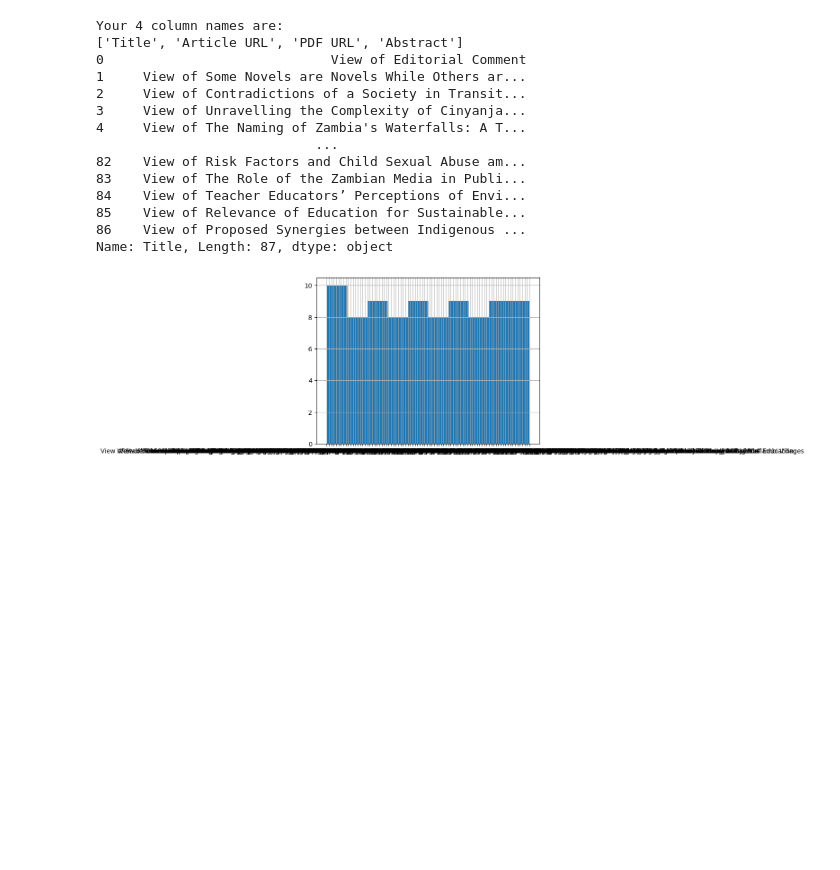
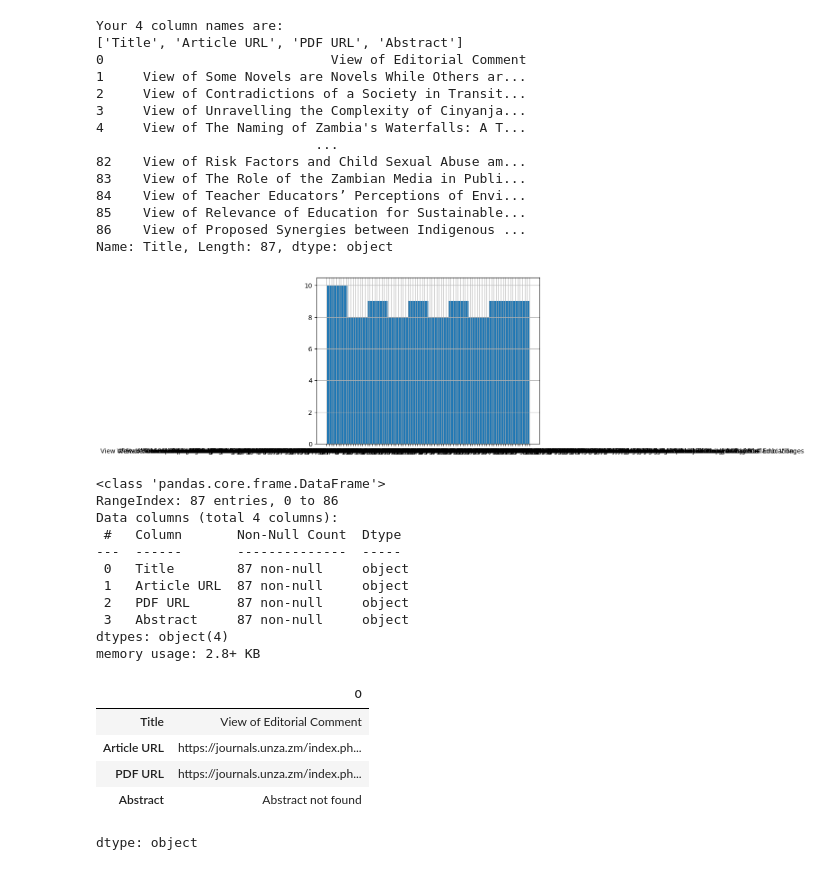
Before and after one commit to sydneymulando/code-unza15-CSC-4792-project-team-15-repository-for-project-team-15, a Jupyter notebook: code_unza25_csc4792_project_team_15_notebook.ipynb, the cells around one changed output. Drawn from its saved outputs; the diff is of its cells as text; code cells hidden in the pictures; blank space fills up the shorter version.

Commit message:
[DU] Updated parts of the section in the Data Understanding.

```diff
--- a/code_unza25_csc4792_project_team_15_notebook.ipynb
+++ b/code_unza25_csc4792_project_team_15_notebook.ipynb
@@ -129,3 +218,27 @@ Your 4 column names are:
 86    View of Proposed Synergies between Indigenous ...
 Name: Title, Length: 87, dtype: object
 [figure]
+# %%
+df = pd.read_csv('/content/misc-unza25-csc4792-project_team15/jlss_titles_and_abstracts.csv')
+df.head()
+df.tail()
+df.info()
+df.iloc[0]
+# %% [output]
+<class 'pandas.core.frame.DataFrame'>
+RangeIndex: 87 entries, 0 to 86
+Data columns (total 4 columns):
+ #   Column       Non-Null Count  Dtype
+---  ------       --------------  -----
+ 0   Title        87 non-null     object
+ 1   Article URL  87 non-null     object
+ 2   PDF URL      87 non-null     object
+ 3   Abstract     87 non-null     object
+dtypes: object(4)
+memory usage: 2.8+ KB
+|  | 0 |
+| Title | View of Editorial Comment |
+| Article URL | https://journals.unza.zm/index.ph... |
+| PDF URL | https://journals.unza.zm/index.ph... |
+| Abstract | Abstract not found |
+dtype: object
```
Also changed, not shown: parts of 16 cells of this notebook.
